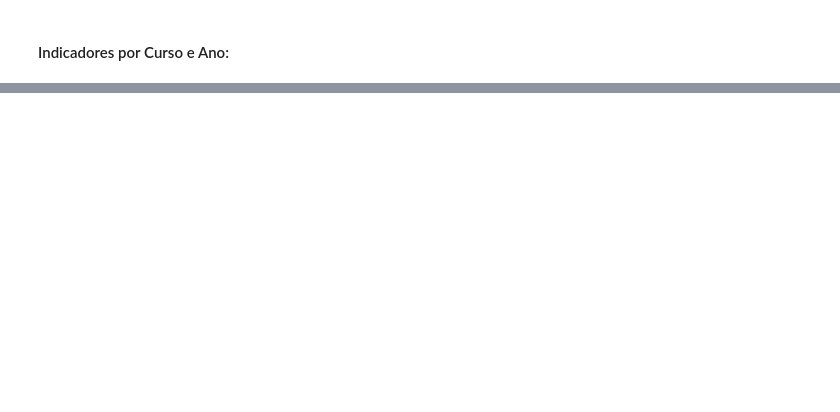
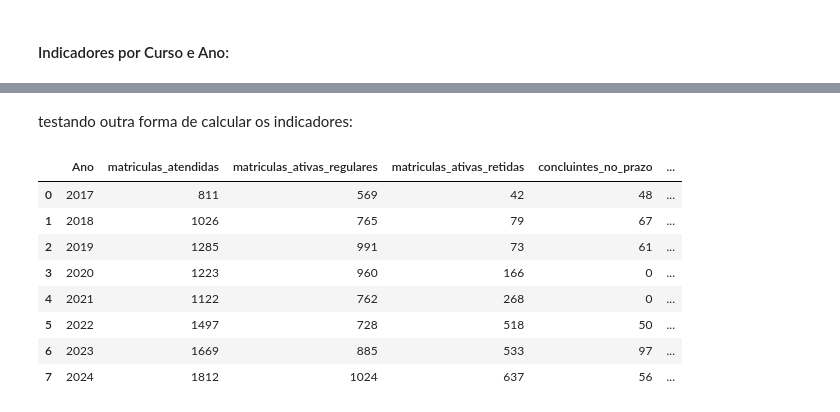
Before and after one commit to carolventuri/TCC, a Jupyter notebook: notebooks/2_teste_Calculos_Indicadores.ipynb, the cells around one changed output, grey strips where cells are left out. Saved outputs shown, nothing was run; the diff lists cells and outputs as text; code cells hidden in the pictures; blank space fills up the shorter version.

```diff
--- a/notebooks/2_teste_Calculos_Indicadores.ipynb
+++ b/notebooks/2_teste_Calculos_Indicadores.ipynb
@@ -135,3 +212,5 @@ indicadores_curso_ano
+# %% [markdown]
+testando outra forma de calcular os indicadores:
 # %%
 def calcular_indicadores(df, agrupamento):
     indicadores = (
@@ -166,2 +259,15 @@ def calcular_indicadores(df, agrupamento):
 
     return indicadores.round(2)
+# %%
+df_indicadores_ano = calcular_indicadores(df, ["Ano"])
+df_indicadores_ano.head(20)
+# %% [output]
+|  | Ano | matriculas_atendidas | matriculas_ativas_regulares | matriculas_ativas_retidas | concluintes_no_prazo | ... |
+| 0 | 2017 | 811 | 569 | 42 | 48 | ... |
+| 1 | 2018 | 1026 | 765 | 79 | 67 | ... |
+| 2 | 2019 | 1285 | 991 | 73 | 61 | ... |
+| 3 | 2020 | 1223 | 960 | 166 | 0 | ... |
+| 4 | 2021 | 1122 | 762 | 268 | 0 | ... |
+| 5 | 2022 | 1497 | 728 | 518 | 50 | ... |
+| 6 | 2023 | 1669 | 885 | 533 | 97 | ... |
+| 7 | 2024 | 1812 | 1024 | 637 | 56 | ... |
```
Also changed, not shown: parts of 17 cells of this notebook, 1 other file.
